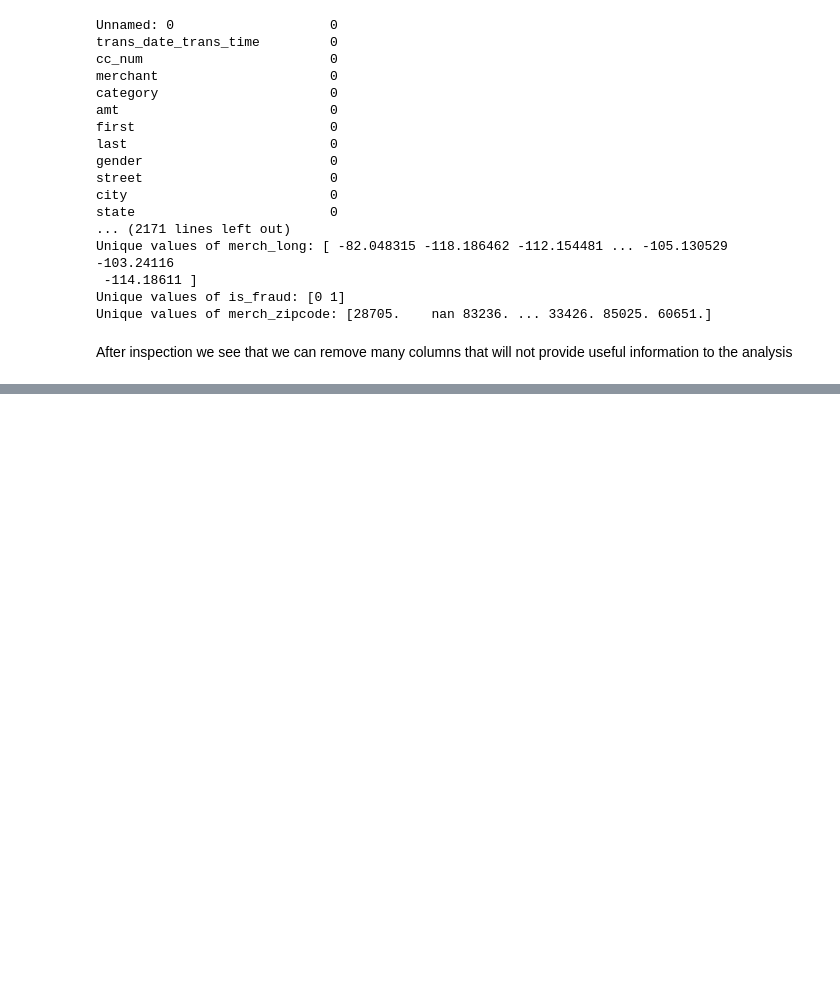
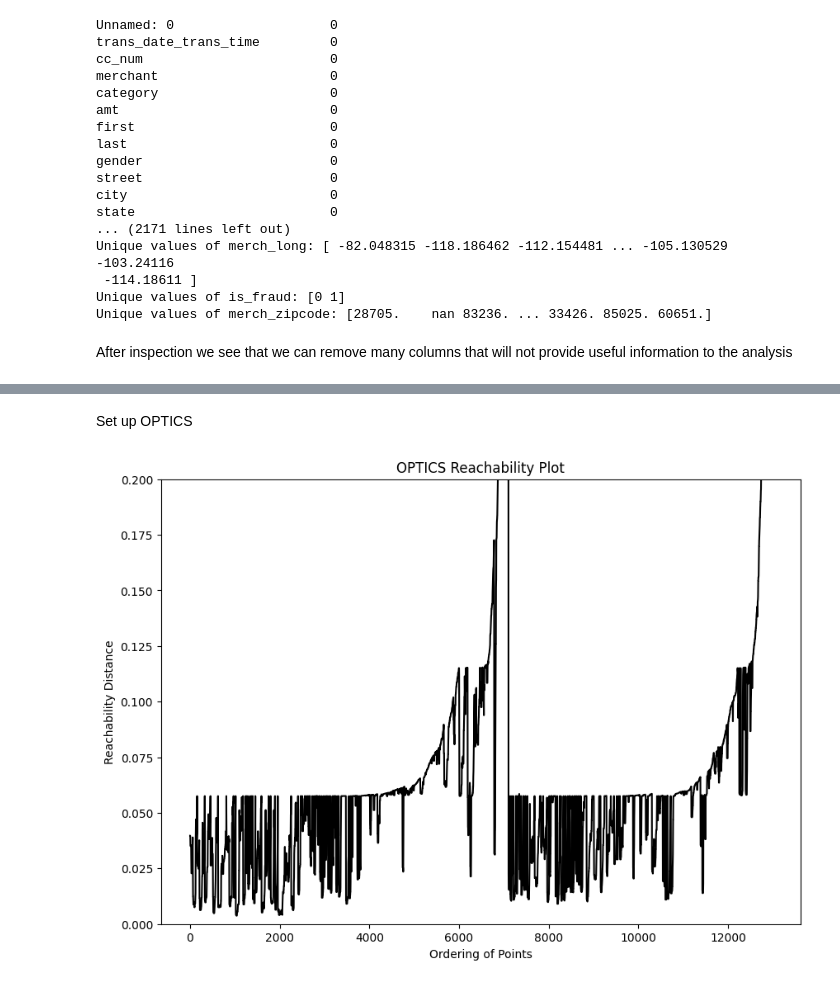
Before and after one commit to godzgft2/ml-clustering, a Jupyter notebook: main.ipynb, the cells around one changed output, grey strips where cells are left out. Cells and saved outputs as stored; diff of their text form; code cells hidden in the pictures; blank space fills up the shorter version.

```diff
--- a/main.ipynb
+++ b/main.ipynb
@@ -56,0 +125,3 @@ df.head()
+# %%
+pca = IncrementalPCA(n_components=2)
+pca.fit_transform(std_X)
@@ -56,0 +136,18 @@ df.head()
+# %% [markdown]
+Set up OPTICS
+# %%
+optics = OPTICS(min_samples=20).fit(std_X.sample(frac=0.01, random_state=2020))
+# %%
+reachability = optics.reachability_[optics.ordering_]
+space = np.arange(len(std_X.sample(frac=0.01, random_state=2020)))
+
+# Plot reachability plot
+plt.figure(figsize=(10, 7))
+plt.ylim(top=0.2)
+plt.plot(space, reachability, 'k-')
+plt.xlabel('Ordering of Points')
+plt.ylabel('Reachability Distance')
+plt.title('OPTICS Reachability Plot')
+plt.show()
+# %% [output]
+[figure, added]
```
Also changed, not shown: parts of 26 cells of this notebook.
